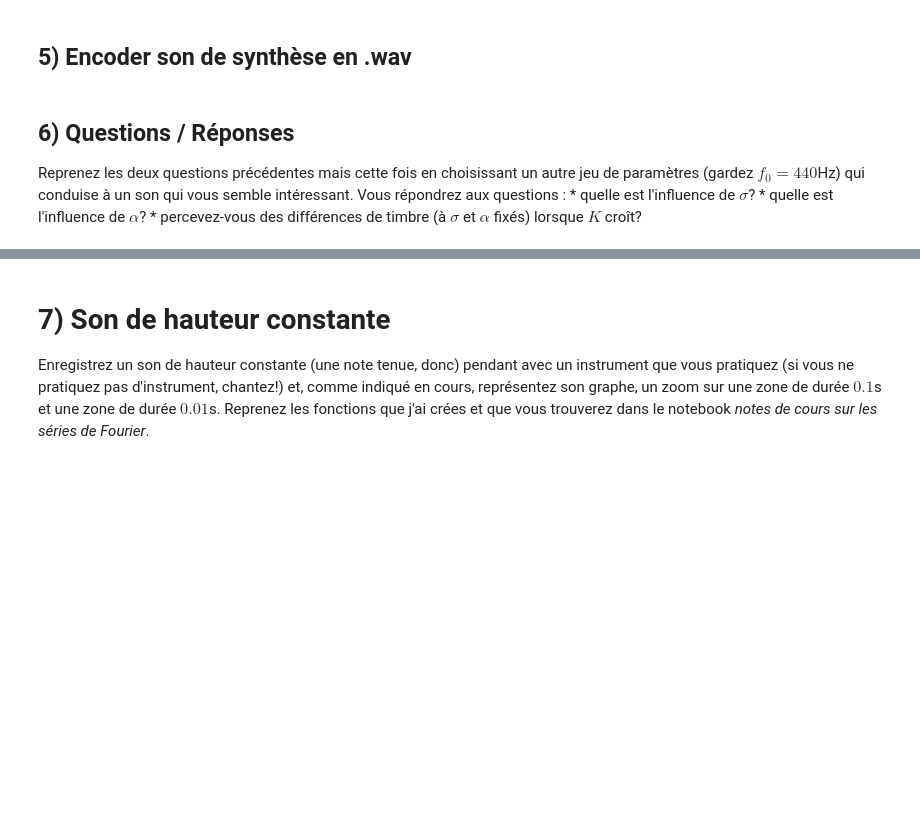
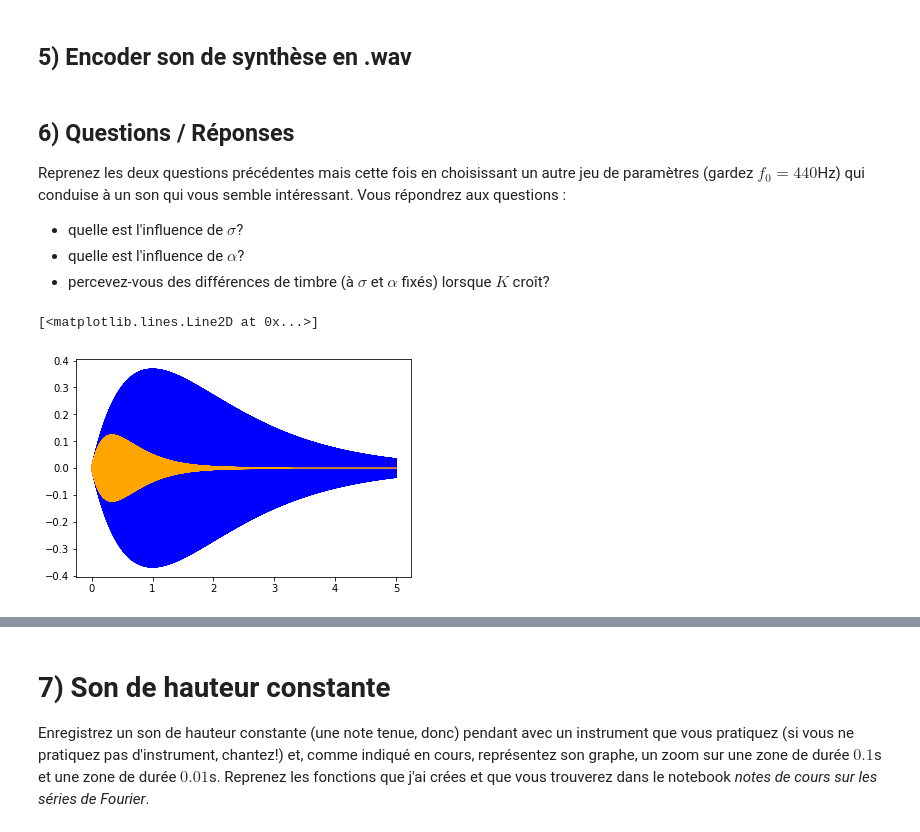
Before and after one commit to guillaume-haerinck/imac-tp-signal, a Jupyter notebook: tp-01/exercices.ipynb, the cells around one changed output, grey strips where cells are left out. Drawn from its saved outputs; the diff is of its cells as text; code cells hidden in the pictures; blank space fills up the shorter version.

```diff
--- a/tp-01/exercices.ipynb
+++ b/tp-01/exercices.ipynb
@@ -161,6 +180,30 @@ wav.write("ex5.wav", 44100, y)
 ## 6) Questions / Réponses
 
 Reprenez les deux questions précédentes mais cette fois en choisissant un autre jeu de paramètres (gardez $f_0=440$Hz) qui conduise à un son qui vous semble intéressant. Vous répondrez aux questions :
-    * quelle est l'influence de $\sigma$?
-    * quelle est l'influence de $\alpha$?
-    * percevez-vous des différences de timbre (à $\sigma$ et $\alpha$ fixés) lorsque $K$ croît?
+
+- quelle est l'influence de $\sigma$?
+- quelle est l'influence de $\alpha$?
+- percevez-vous des différences de timbre (à $\sigma$ et $\alpha$ fixés) lorsque $K$ croît?
+# %%
+import numpy as np
+import matplotlib.pyplot as plt
+from scipy.io import wavfile as wav
+
+Fs = 44100; # la fréquence d'échantillonnage
+Ts = 1 / Fs; # le pas d'échantillonnage
+t = np.arange(0, 5, Ts)
+
+sigma = 1
+alpha = 1
+f0 = 440
+K = 2
+
+y = t ** alpha * np.exp(-sigma * t) * pf0kt(f0, K, t)
+plt.plot(t, y, 'blue')
+
+sigma = 3
+y = t ** alpha * np.exp(-sigma * t) * pf0kt(f0, K, t)
+plt.plot(t, y, 'orange')
+# %% [output]
+[<matplotlib.lines.Line2D at 0x...>]
+[figure, added]
```
Also changed, not shown: parts of 13 cells of this notebook, 3 other files.
